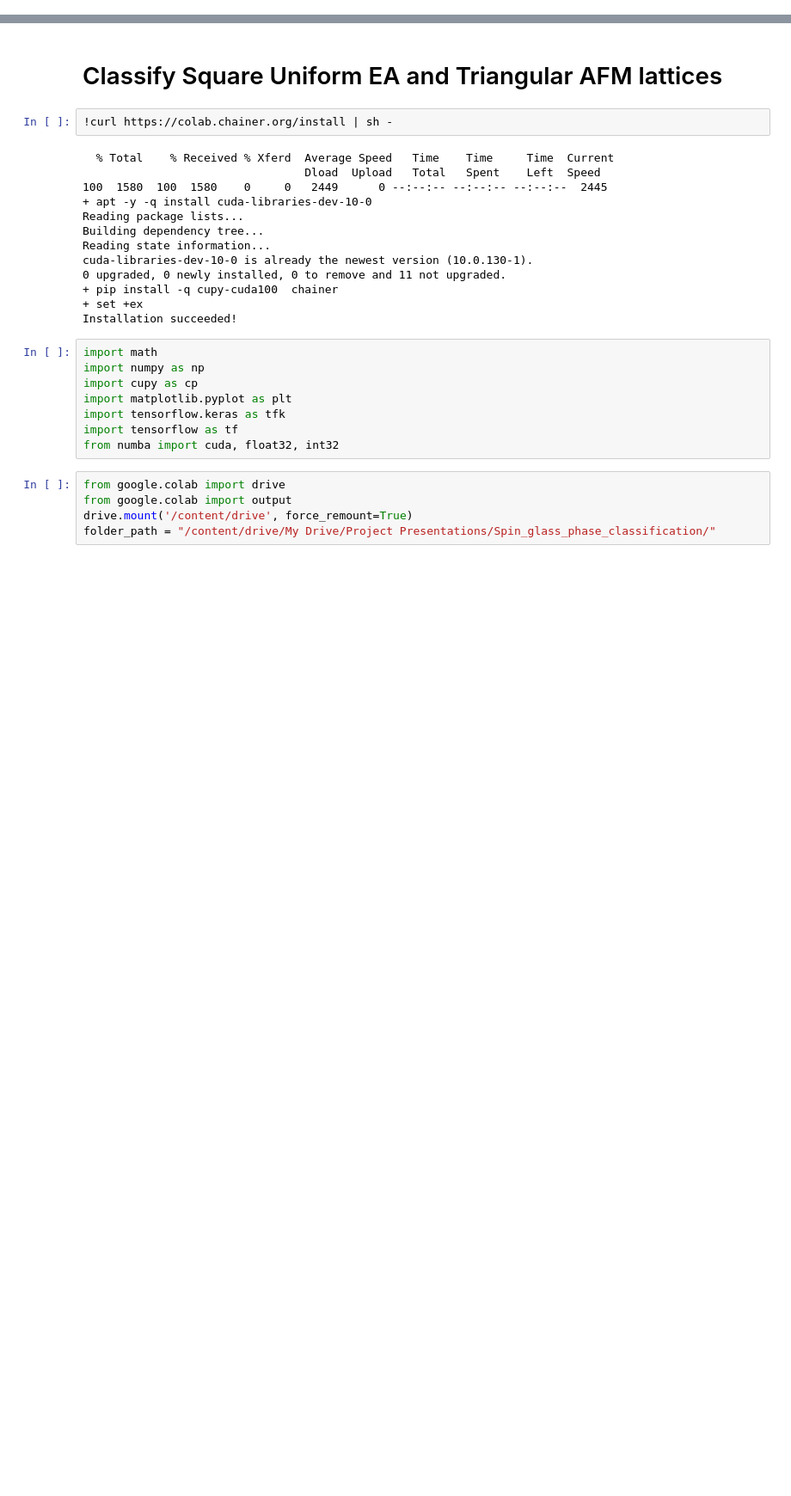
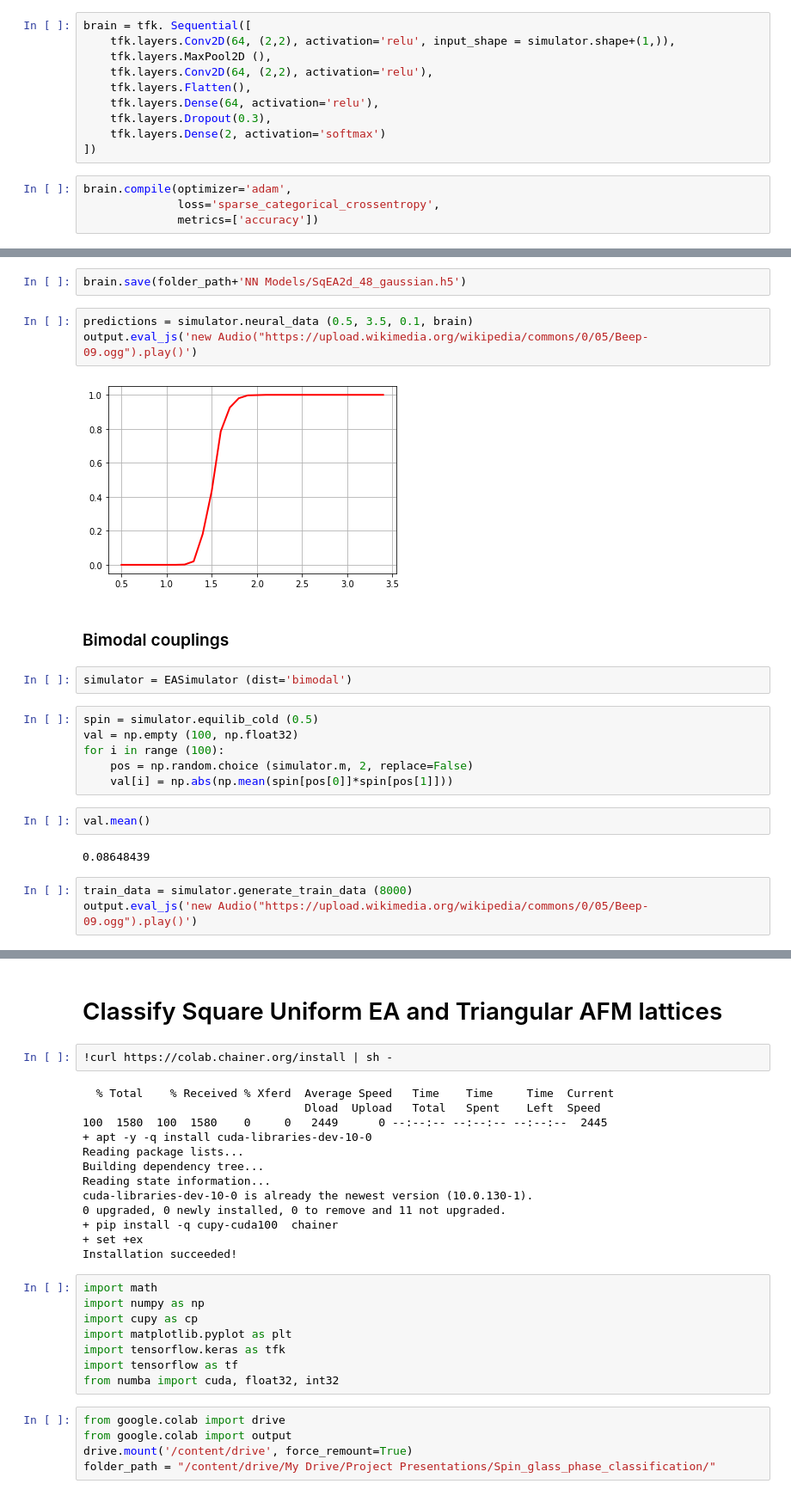
Before and after one commit to dinesh110598/Spin_glass_NN, a Jupyter notebook: main.ipynb, the cells around one changed output, grey strips where cells are left out. Shown: that part at 86% size. Saved outputs shown, nothing was run; the diff lists cells and outputs as text; blank space fills up the shorter version.

```diff
--- a/main.ipynb
+++ b/main.ipynb
@@ -11,0 +690,14 @@ As it turns out, distinguishing these two kinds of spin glass phases is non-triv
+# %%
+brain = tfk. Sequential([
+    tfk.layers.Conv2D(64, (2,2), activation='relu', input_shape = simulator.shape+(1,)),
+    tfk.layers.MaxPool2D (),
+    tfk.layers.Conv2D(64, (2,2), activation='relu'),
+    tfk.layers.Flatten(),
+    tfk.layers.Dense(64, activation='relu'),
+    tfk.layers.Dropout(0.3),
+    tfk.layers.Dense(2, activation='softmax')
+])
+# %%
+brain.compile(optimizer='adam',
+              loss='sparse_categorical_crossentropy',
+              metrics=['accuracy'])
@@ -11,0 +711,24 @@ As it turns out, distinguishing these two kinds of spin glass phases is non-triv
+# %%
+brain.save(folder_path+'NN Models/SqEA2d_48_gaussian.h5')
+# %%
+predictions = simulator.neural_data (0.5, 3.5, 0.1, brain)
+output.eval_js('new Audio("https://upload.wikimedia.org/wikipedia/commons/0/05/Beep-09.ogg").play()')
+# %% [output]
+[figure, added]
+# %% [markdown]
+### Bimodal couplings
+# %%
+simulator = EASimulator (dist='bimodal')
+# %%
+spin = simulator.equilib_cold (0.5)
+val = np.empty (100, np.float32)
+for i in range (100):
+    pos = np.random.choice (simulator.m, 2, replace=False)
+    val[i] = np.abs(np.mean(spin[pos[0]]*spin[pos[1]]))
+# %%
+val.mean()
+# %% [output]
+0.08648439
+# %%
+train_data = simulator.generate_train_data (8000)
+output.eval_js('new Audio("https://upload.wikimedia.org/wikipedia/commons/0/05/Beep-09.ogg").play()')
```
Also changed, not shown: parts of 95 cells of this notebook.
